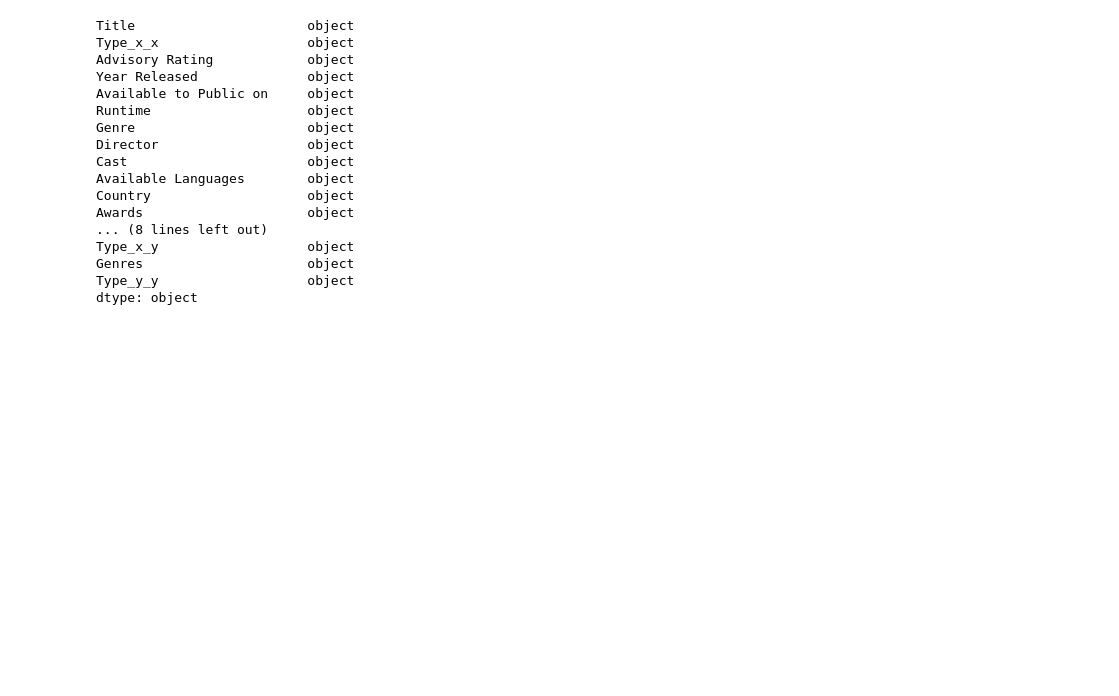
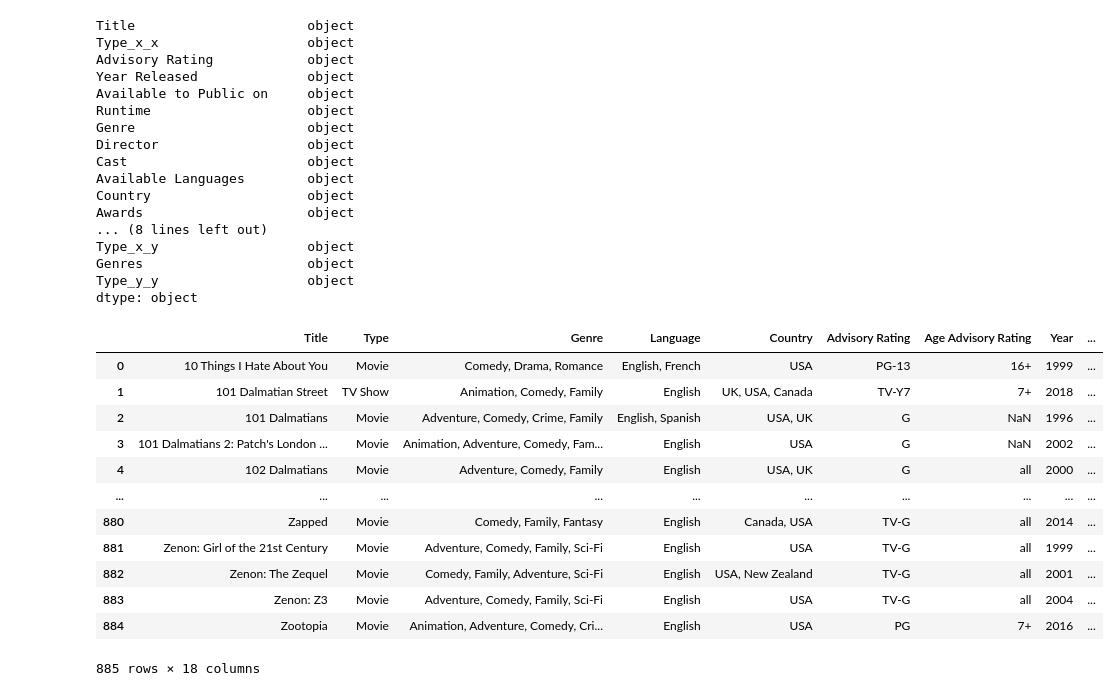
Before and after one commit to benmxnguyen/streaming-service-analysis-and-offer-characterization, a Jupyter notebook: Disney+ (Chris)/disney_cleaning.ipynb, the cells around one changed output. Saved outputs shown, nothing was run; the diff lists cells and outputs as text; code cells hidden in the pictures; blank space fills up the shorter version.

```diff
--- a/Disney+ (Chris)/disney_cleaning.ipynb
+++ b/Disney+ (Chris)/disney_cleaning.ipynb
@@ -414,3 +415,25 @@ merged_df = merged_df[['Title', 'Offering Medium', 'Genre',
                       'Runtime', 'Duration',
                       'Director', 'Cast',
                       'Awards', 'Metascore', 'Rotten Tomatoes Score', 'IMDB Score', 'IMDB Votes']]
+# %%
+#after group meeting, changed the column headers
+merged_df.rename(columns = {
+    'Offering Medium' : 'Type',
+    'Rotten Tomatoes Score' : 'Rotten Tomatoes Rating',
+    'Year Released' : 'Year',
+    'Available Languages' : 'Language'
+})
+# %% [output]
+|  | Title | Type | Genre | Language | Country | Advisory Rating | Age Advisory Rating | Year | ... |
+| 0 | 10 Things I Hate About You | Movie | Comedy, Drama, Romance | English, French | USA | PG-13 | 16+ | 1999 | ... |
+| 1 | 101 Dalmatian Street | TV Show | Animation, Comedy, Family | English | UK, USA, Canada | TV-Y7 | 7+ | 2018 | ... |
+| 2 | 101 Dalmatians | Movie | Adventure, Comedy, Crime, Family | English, Spanish | USA, UK | G | NaN | 1996 | ... |
+| 3 | 101 Dalmatians 2: Patch's London ... | Movie | Animation, Adventure, Comedy, Fam... | English | USA | G | NaN | 2002 | ... |
+| 4 | 102 Dalmatians | Movie | Adventure, Comedy, Family | English | USA, UK | G | all | 2000 | ... |
+| ... | ... | ... | ... | ... | ... | ... | ... | ... | ... |
+| 880 | Zapped | Movie | Comedy, Family, Fantasy | English | Canada, USA | TV-G | all | 2014 | ... |
+| 881 | Zenon: Girl of the 21st Century | Movie | Adventure, Comedy, Family, Sci-Fi | English | USA | TV-G | all | 1999 | ... |
+| 882 | Zenon: The Zequel | Movie | Comedy, Family, Adventure, Sci-Fi | English | USA, New Zealand | TV-G | all | 2001 | ... |
+| 883 | Zenon: Z3 | Movie | Adventure, Comedy, Family, Sci-Fi | English | USA | TV-G | all | 2004 | ... |
+| 884 | Zootopia | Movie | Animation, Adventure, Comedy, Cri... | English | USA | PG | 7+ | 2016 | ... |
+885 rows × 18 columns
```
Also changed, not shown: parts of 2 cells of this notebook, 3 other files.
